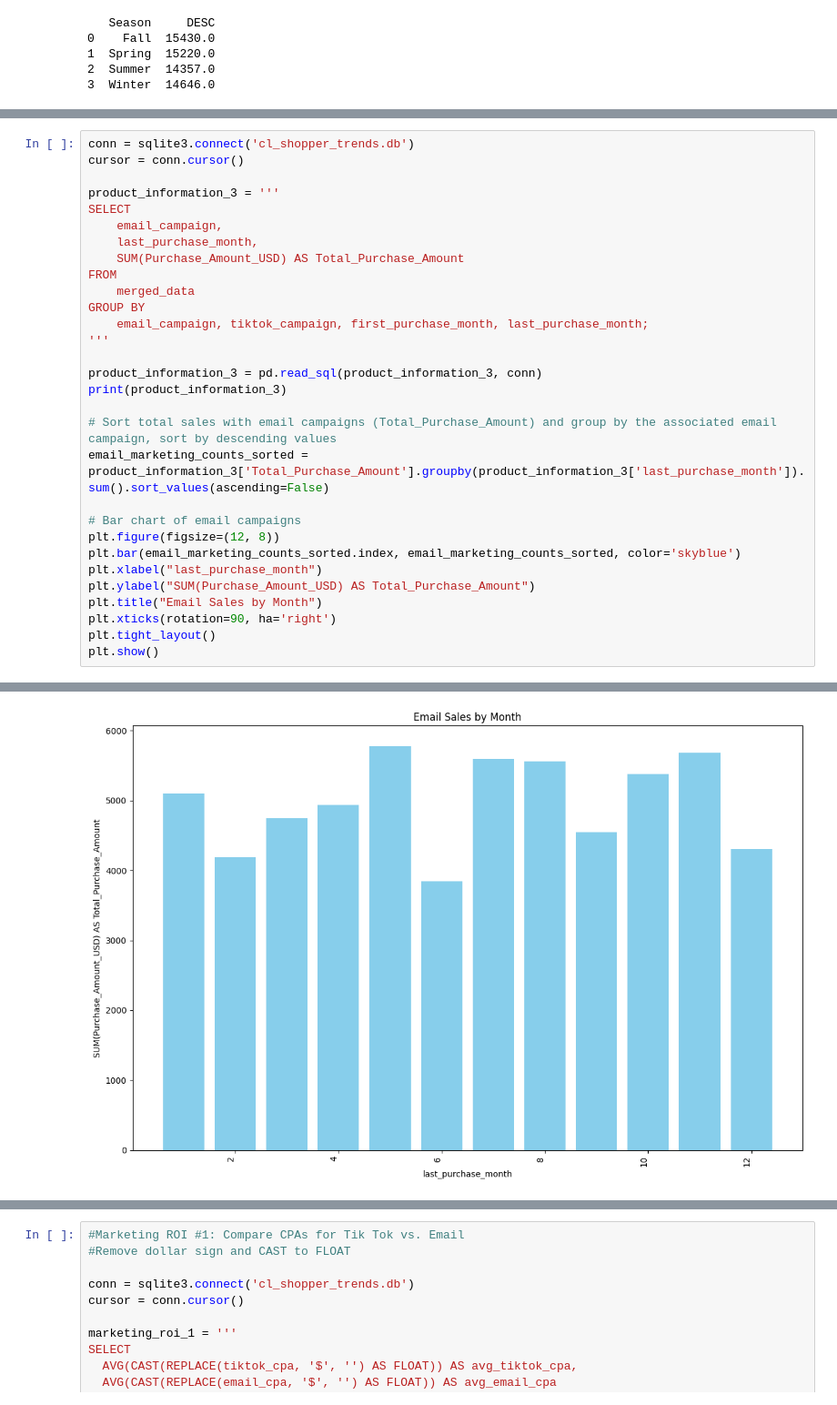
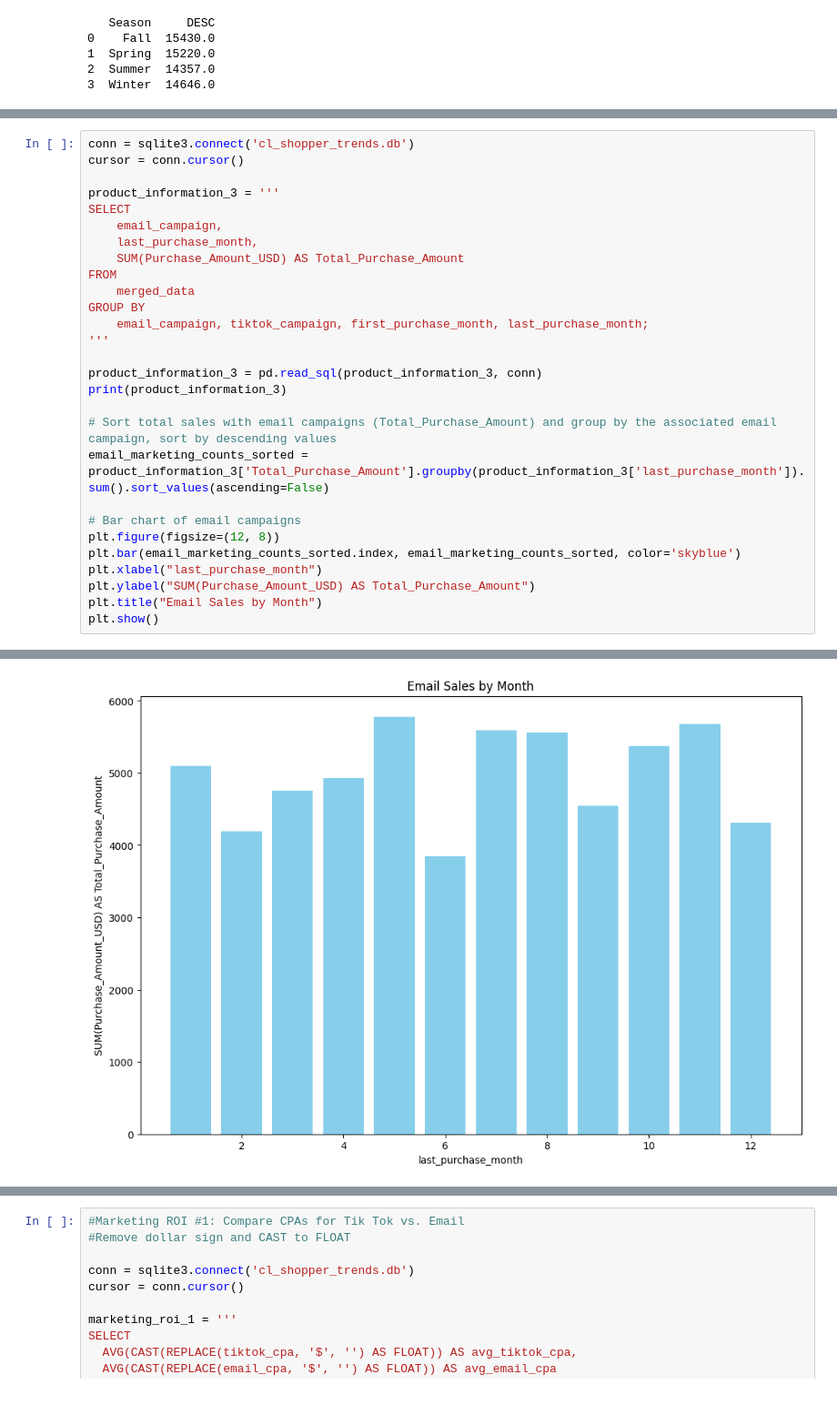
Before and after one commit to maggielittle95/shopper_trends, a Jupyter notebook: marketing_analysis.ipynb, the cells around one changed output, grey strips where cells are left out. Shown: that part at 91% size. Cells and saved outputs as stored; diff of their text form.

```diff
--- a/marketing_analysis.ipynb
+++ b/marketing_analysis.ipynb
@@ -385,36 +392,34 @@ GROUP BY
 '''
 
 product_information_3 = pd.read_sql(product_information_3, conn)
 print(product_information_3)
 
 # Sort total sales with email campaigns (Total_Purchase_Amount) and group by the associated email campaign, sort by descending values
 email_marketing_counts_sorted = product_information_3['Total_Purchase_Amount'].groupby(product_information_3['last_purchase_month']).sum().sort_values(ascending=False)
 
 # Bar chart of email campaigns
 plt.figure(figsize=(12, 8))
 plt.bar(email_marketing_counts_sorted.index, email_marketing_counts_sorted, color='skyblue')
 plt.xlabel("last_purchase_month")
 plt.ylabel("SUM(Purchase_Amount_USD) AS Total_Purchase_Amount")
 plt.title("Email Sales by Month")
-plt.xticks(rotation=90, ha='right')
-plt.tight_layout()
 plt.show()
 # %% [output]
      email_campaign  last_purchase_month  Total_Purchase_Amount
 0    abandoned cart                    3                     94
 1    abandoned cart                    1                     36
 2    abandoned cart                    8                     23
 3    abandoned cart                    3                     53
 4    abandoned cart                    7                     32
 ..              ...                  ...                    ...
 828         welcome                    9                     92
 829         welcome                   11                     44
 830         welcome                    2                     89
 831         welcome                    4                     78
 832         welcome                    5                     62
 
 [833 rows x 3 columns]
-[figure, old version]
+[figure, new version]
 # %%
 conn = sqlite3.connect('cl_shopper_trends.db')
 cursor = conn.cursor()
```
Also changed, not shown: parts of 11 cells of this notebook.
